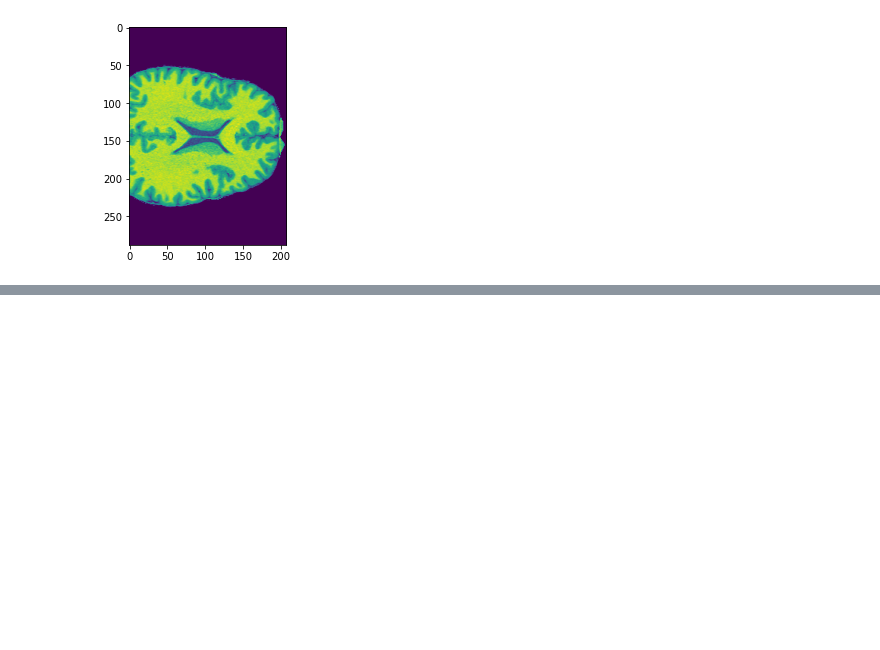
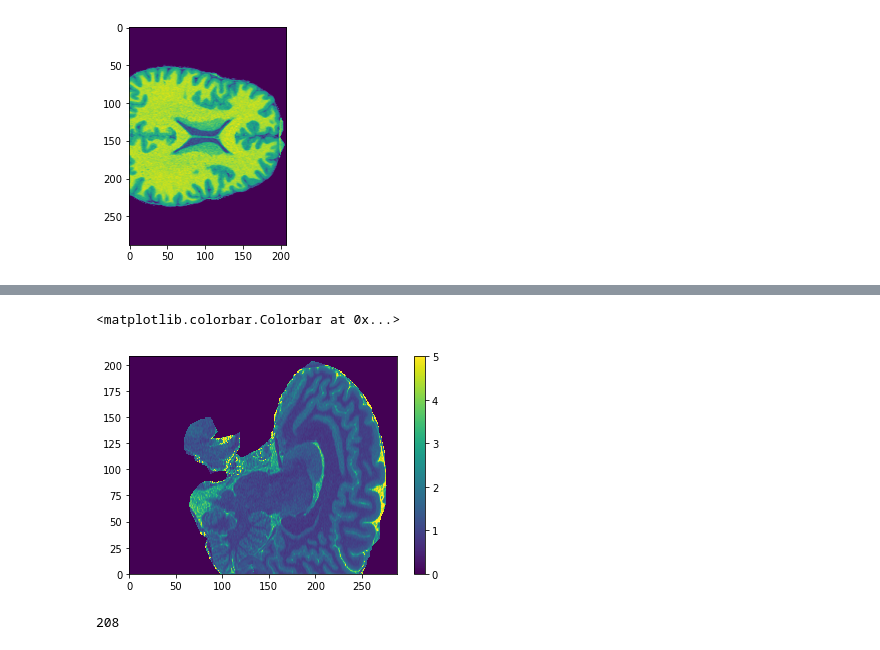
Before and after one commit to talizacks/yt_Summer_proj, a Jupyter notebook: Neuro.ipynb, the cells around one changed output, grey strips where cells are left out. Drawn from its saved outputs; the diff is of its cells as text; code cells hidden in the pictures; blank space fills up the shorter version.

```diff
--- a/Neuro.ipynb
+++ b/Neuro.ipynb
@@ -362,0 +323,10 @@ TypeError: 'int' object is not iterable
+# %%
+plt.pcolormesh(data['sub-01']['ses-01']['run-1'][133])
+plt.colorbar()
+# %% [output]
+<matplotlib.colorbar.Colorbar at 0x...>
+[figure, added]
+# %%
+len(data['sub-01']['ses-01']['run-1'][0])
+# %% [output]
+208
```
Also changed, not shown: parts of 49 cells of this notebook.
